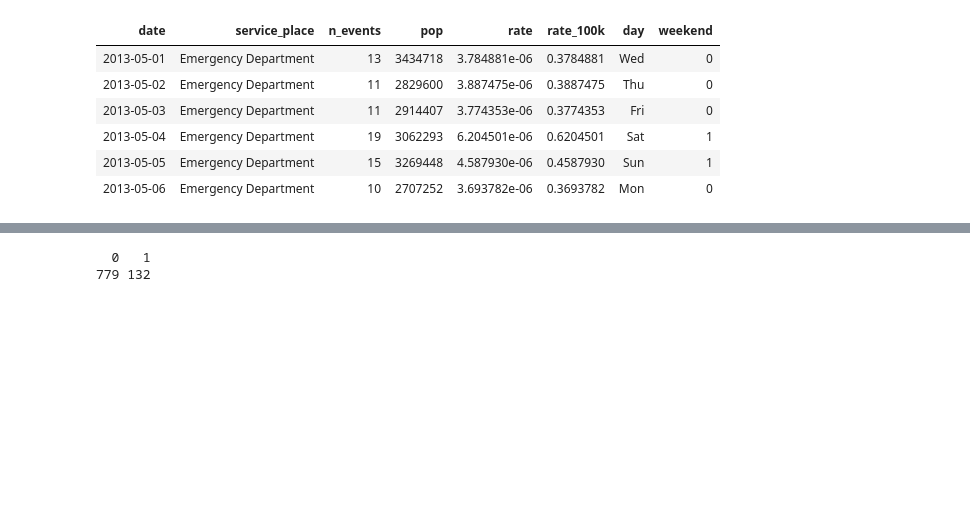
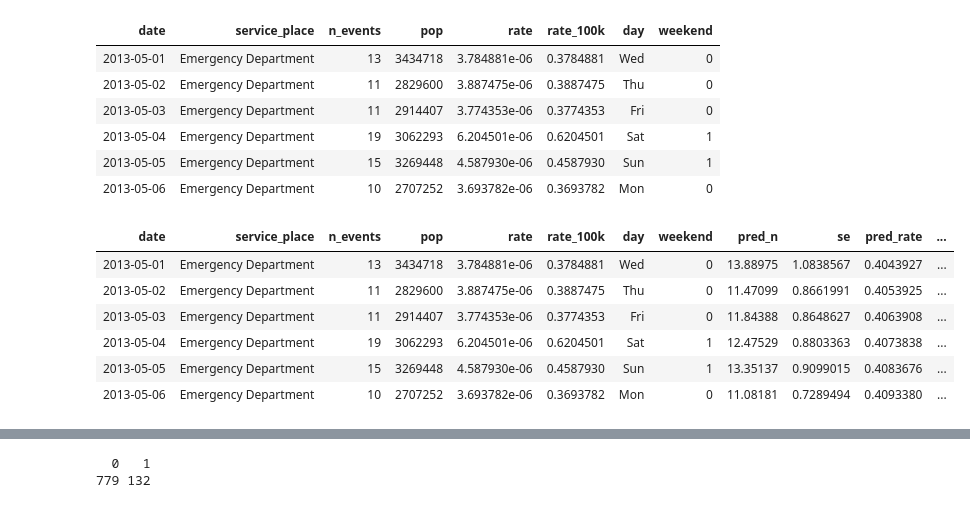
Before and after one commit to RyanGan/oregon_wildfire, a Jupyter notebook: r_scripts/analysis/msa_daily_smoke_analysis.ipynb, the cells around one changed output, grey strips where cells are left out. Saved outputs shown, nothing was run; the diff lists cells and outputs as text; code cells hidden in the pictures; blank space fills up the shorter version.

```diff
--- a/r_scripts/analysis/msa_daily_smoke_analysis.ipynb
+++ b/r_scripts/analysis/msa_daily_smoke_analysis.ipynb
@@ -188,0 +194,10 @@ oregon_asthma_rates <- bind_cols(oregon_aggregate, oregon_estimates) %>%
+# %%
+head(oregon_asthma_rates)
+# %% [output]
+| date | service_place | n_events | pop | rate | rate_100k | day | weekend | pred_n | se | pred_rate | ... |
+| 2013-05-01 | Emergency Department | 13 | 3434718 | 3.784881e-06 | 0.3784881 | Wed | 0 | 13.88975 | 1.0838567 | 0.4043927 | ... |
+| 2013-05-02 | Emergency Department | 11 | 2829600 | 3.887475e-06 | 0.3887475 | Thu | 0 | 11.47099 | 0.8661991 | 0.4053925 | ... |
+| 2013-05-03 | Emergency Department | 11 | 2914407 | 3.774353e-06 | 0.3774353 | Fri | 0 | 11.84388 | 0.8648627 | 0.4063908 | ... |
+| 2013-05-04 | Emergency Department | 19 | 3062293 | 6.204501e-06 | 0.6204501 | Sat | 1 | 12.47529 | 0.8803363 | 0.4073838 | ... |
+| 2013-05-05 | Emergency Department | 15 | 3269448 | 4.587930e-06 | 0.4587930 | Sun | 1 | 13.35137 | 0.9099015 | 0.4083676 | ... |
+| 2013-05-06 | Emergency Department | 10 | 2707252 | 3.693782e-06 | 0.3693782 | Mon | 0 | 11.08181 | 0.7289494 | 0.4093380 | ... |
```
Also changed, not shown: parts of 11 cells of this notebook, 2 other files.
